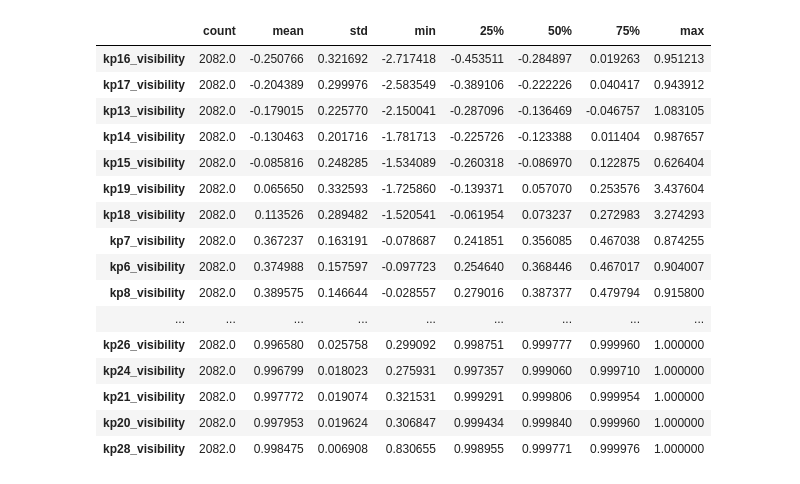
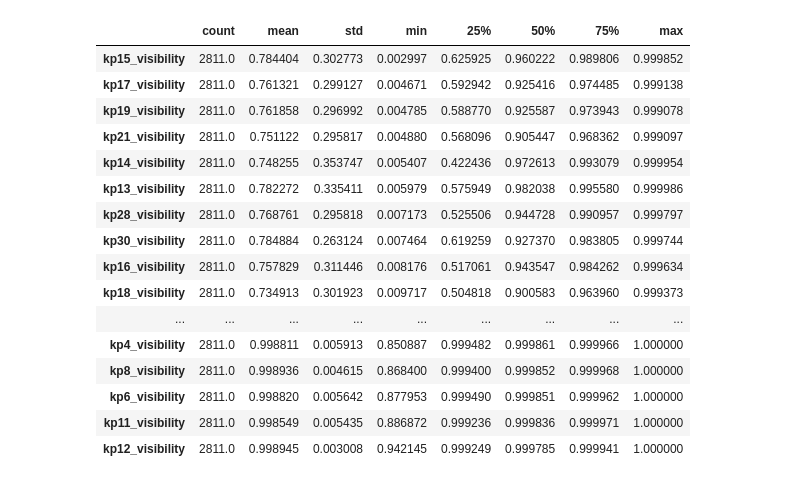
Before and after one commit to masaki-norton/yoga-pose-detector, a Jupyter notebook: eda_nn_masaki.ipynb, the cells around one changed output. Cells and saved outputs as stored; diff of their text form; code cells hidden in the pictures.

```diff
--- a/eda_nn_masaki.ipynb
+++ b/eda_nn_masaki.ipynb
@@ -10,7 +10,7 @@ pd.set_option('display.max_columns', None)
 pd.set_option('display.max_rows', 1000)
 # %%
 # Read CSV
-df = pd.read_csv('pose_landmark_data_10.csv')
+df = pd.read_csv('pose_landmark_data_temp1.csv')
 
 # Drop "presence" column because its worthless as of now
 pres = [col for col in df.columns if col.endswith("presence")]
@@ -70,21 +52,21 @@ df.query("kp16_visibility < 0").sort_values("kp16_visibility")
 # %%
 vis = [col for col in df.columns if col.endswith("visibility")]
-df[vis].describe().T.sort_values("mean")
+df[vis].describe().T.sort_values("min")
 # %% [output]
 |  | count | mean | std | min | 25% | 50% | 75% | max |
-| kp16_visibility | 2082.0 | -0.250766 | 0.321692 | -2.717418 | -0.453511 | -0.284897 | 0.019263 | 0.951213 |
-| kp17_visibility | 2082.0 | -0.204389 | 0.299976 | -2.583549 | -0.389106 | -0.222226 | 0.040417 | 0.943912 |
-| kp13_visibility | 2082.0 | -0.179015 | 0.225770 | -2.150041 | -0.287096 | -0.136469 | -0.046757 | 1.083105 |
-| kp14_visibility | 2082.0 | -0.130463 | 0.201716 | -1.781713 | -0.225726 | -0.123388 | 0.011404 | 0.987657 |
-| kp15_visibility | 2082.0 | -0.085816 | 0.248285 | -1.534089 | -0.260318 | -0.086970 | 0.122875 | 0.626404 |
-| kp19_visibility | 2082.0 | 0.065650 | 0.332593 | -1.725860 | -0.139371 | 0.057070 | 0.253576 | 3.437604 |
-| kp18_visibility | 2082.0 | 0.113526 | 0.289482 | -1.520541 | -0.061954 | 0.073237 | 0.272983 | 3.274293 |
-| kp7_visibility | 2082.0 | 0.367237 | 0.163191 | -0.078687 | 0.241851 | 0.356085 | 0.467038 | 0.874255 |
-| kp6_visibility | 2082.0 | 0.374988 | 0.157597 | -0.097723 | 0.254640 | 0.368446 | 0.467017 | 0.904007 |
-| kp8_visibility | 2082.0 | 0.389575 | 0.146644 | -0.028557 | 0.279016 | 0.387377 | 0.479794 | 0.915800 |
+| kp15_visibility | 2811.0 | 0.784404 | 0.302773 | 0.002997 | 0.625925 | 0.960222 | 0.989806 | 0.999852 |
+| kp17_visibility | 2811.0 | 0.761321 | 0.299127 | 0.004671 | 0.592942 | 0.925416 | 0.974485 | 0.999138 |
+| kp19_visibility | 2811.0 | 0.761858 | 0.296992 | 0.004785 | 0.588770 | 0.925587 | 0.973943 | 0.999078 |
+| kp21_visibility | 2811.0 | 0.751122 | 0.295817 | 0.004880 | 0.568096 | 0.905447 | 0.968362 | 0.999097 |
+| kp14_visibility | 2811.0 | 0.748255 | 0.353747 | 0.005407 | 0.422436 | 0.972613 | 0.993079 | 0.999954 |
+| kp13_visibility | 2811.0 | 0.782272 | 0.335411 | 0.005979 | 0.575949 | 0.982038 | 0.995580 | 0.999986 |
+| kp28_visibility | 2811.0 | 0.768761 | 0.295818 | 0.007173 | 0.525506 | 0.944728 | 0.990957 | 0.999797 |
+| kp30_visibility | 2811.0 | 0.784884 | 0.263124 | 0.007464 | 0.619259 | 0.927370 | 0.983805 | 0.999744 |
+| kp16_visibility | 2811.0 | 0.757829 | 0.311446 | 0.008176 | 0.517061 | 0.943547 | 0.984262 | 0.999634 |
+| kp18_visibility | 2811.0 | 0.734913 | 0.301923 | 0.009717 | 0.504818 | 0.900583 | 0.963960 | 0.999373 |
 | ... | ... | ... | ... | ... | ... | ... | ... | ... |
-| kp26_visibility | 2082.0 | 0.996580 | 0.025758 | 0.299092 | 0.998751 | 0.999777 | 0.999960 | 1.000000 |
-| kp24_visibility | 2082.0 | 0.996799 | 0.018023 | 0.275931 | 0.997357 | 0.999060 | 0.999710 | 1.000000 |
-| kp21_visibility | 2082.0 | 0.997772 | 0.019074 | 0.321531 | 0.999291 | 0.999806 | 0.999954 | 1.000000 |
-| kp20_visibility | 2082.0 | 0.997953 | 0.019624 | 0.306847 | 0.999434 | 0.999840 | 0.999960 | 1.000000 |
-| kp28_visibility | 2082.0 | 0.998475 | 0.006908 | 0.830655 | 0.998955 | 0.999771 | 0.999976 | 1.000000 |
+| kp4_visibility | 2811.0 | 0.998811 | 0.005913 | 0.850887 | 0.999482 | 0.999861 | 0.999966 | 1.000000 |
+| kp8_visibility | 2811.0 | 0.998936 | 0.004615 | 0.868400 | 0.999400 | 0.999852 | 0.999968 | 1.000000 |
+| kp6_visibility | 2811.0 | 0.998820 | 0.005642 | 0.877953 | 0.999490 | 0.999851 | 0.999962 | 1.000000 |
+| kp11_visibility | 2811.0 | 0.998549 | 0.005435 | 0.886872 | 0.999236 | 0.999836 | 0.999971 | 1.000000 |
+| kp12_visibility | 2811.0 | 0.998945 | 0.003008 | 0.942145 | 0.999249 | 0.999785 | 0.999941 | 1.000000 |
```
Also changed, not shown: parts of 4 cells of this notebook, 5 other files.
